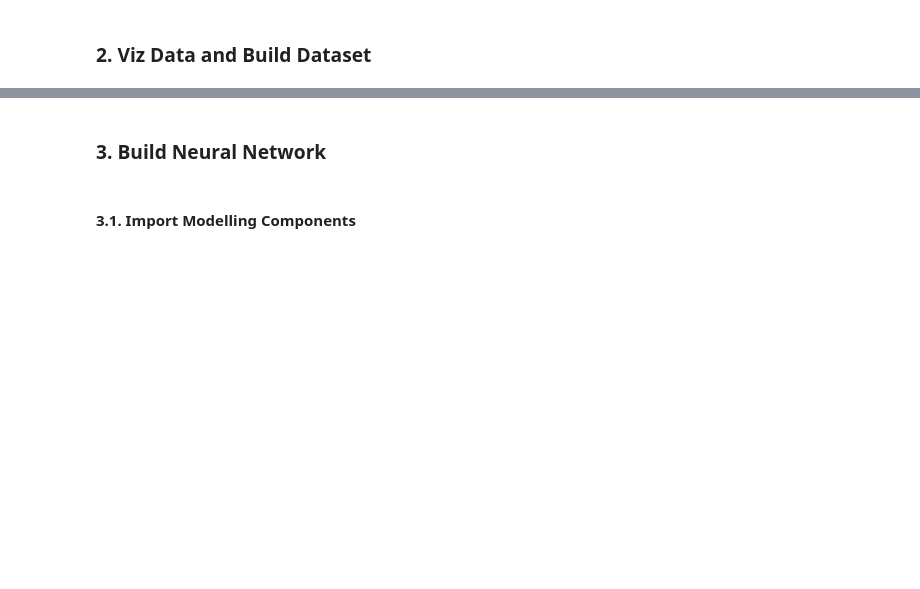
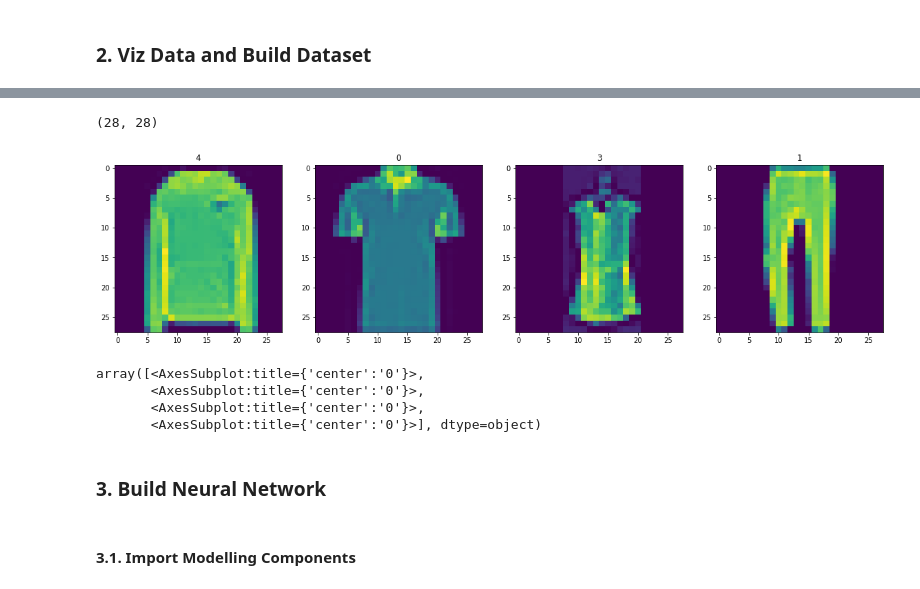
Before and after one commit to Daremitsu1/Fashion-GAN, a Jupyter notebook: FashionGAN.ipynb, the cells around one changed output, grey strips where cells are left out. Saved outputs shown, nothing was run; the diff lists cells and outputs as text; code cells hidden in the pictures; blank space fills up the shorter version.

```diff
--- a/FashionGAN.ipynb
+++ b/FashionGAN.ipynb
@@ -96,0 +120,3 @@ AttributeError: 'dict_keys' object has no attribute 'image'
+# %%
+# Setup connection aka iterator
+dataiterator = ds.as_numpy_iterator()
@@ -97,3 +168,27 @@ AttributeError: 'dict_keys' object has no attribute 'image'
+# %%
+np.squeeze(dataiterator.next()['image']).shape
+# %% [output]
+(28, 28)
+# %%
+# Setup the subplot formatting
+fig, ax = plt.subplots(ncols=4, figsize=(20,20))
+# Loop four times and get images
+for idx in range(4):
+    # Grab an image and label
+    sample = dataiterator.next()
+    # Plot the image using a specific subplot
+    ax[idx].imshow(np.squeeze(sample['image']))
+    # Appending the image label as the plot title
+    ax[idx].title.set_text(sample['label'])
+# %% [output]
+[figure, added]
+# %%
+ax
+# %% [output]
+array([<AxesSubplot:title={'center':'0'}>,
+       <AxesSubplot:title={'center':'0'}>,
+       <AxesSubplot:title={'center':'0'}>,
+       <AxesSubplot:title={'center':'0'}>], dtype=object)
 # %% [markdown]
 ### 3. Build Neural Network
 # %% [markdown]
```
Also changed, not shown: parts of 6 cells of this notebook.
